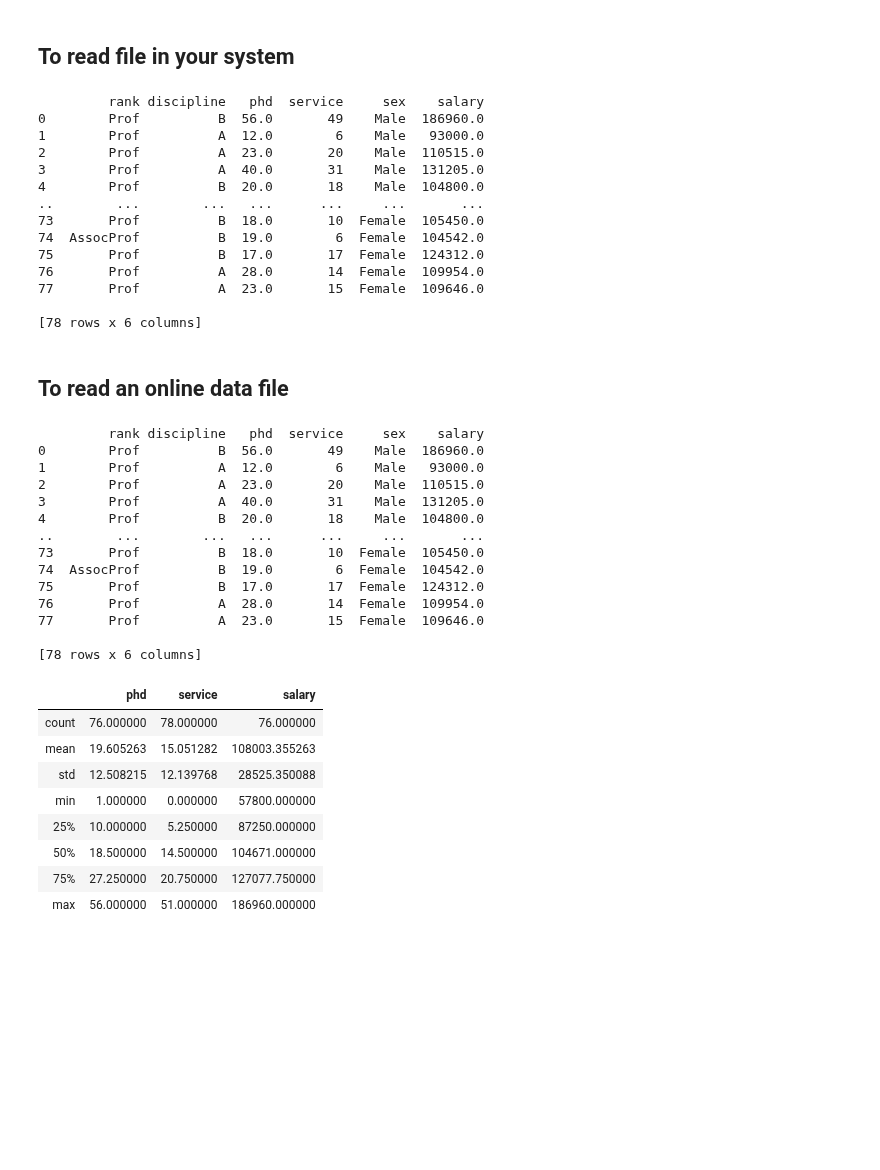
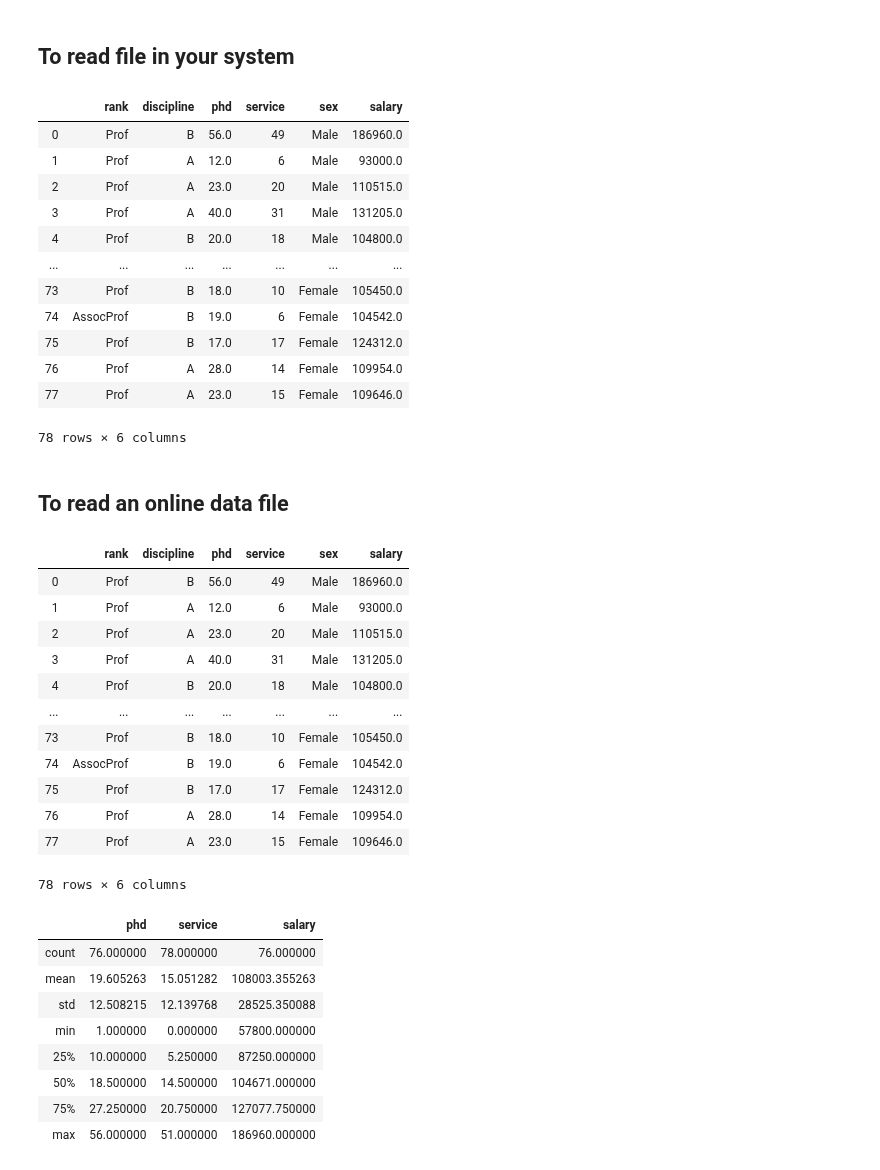
Before and after one commit to Yogendra3112/data_science, a Jupyter notebook: Pandas.ipynb, the cells around one changed output. Cells and saved outputs as stored; diff of their text form; code cells hidden in the pictures; blank space fills up the shorter version.

```diff
--- a/Pandas.ipynb
+++ b/Pandas.ipynb
@@ -8,42 +8,40 @@ import pandas as pd
 ## To read file in your system
 # %%
 df = pd.read_csv(r'C:\Users\Yogi\Downloads\Salaries.csv')
-print(df)
+df
 # %% [output]
+|  | rank | discipline | phd | service | sex | salary |
+| 0 | Prof | B | 56.0 | 49 | Male | 186960.0 |
+| 1 | Prof | A | 12.0 | 6 | Male | 93000.0 |
+| 2 | Prof | A | 23.0 | 20 | Male | 110515.0 |
+| 3 | Prof | A | 40.0 | 31 | Male | 131205.0 |
+| 4 | Prof | B | 20.0 | 18 | Male | 104800.0 |
+| ... | ... | ... | ... | ... | ... | ... |
+| 73 | Prof | B | 18.0 | 10 | Female | 105450.0 |
+| 74 | AssocProf | B | 19.0 | 6 | Female | 104542.0 |
+| 75 | Prof | B | 17.0 | 17 | Female | 124312.0 |
+| 76 | Prof | A | 28.0 | 14 | Female | 109954.0 |
+| 77 | Prof | A | 23.0 | 15 | Female | 109646.0 |
-         rank discipline   phd  service     sex    salary
-0        Prof          B  56.0       49    Male  186960.0
-1        Prof          A  12.0        6    Male   93000.0
-2        Prof          A  23.0       20    Male  110515.0
-3        Prof          A  40.0       31    Male  131205.0
-4        Prof          B  20.0       18    Male  104800.0
-..        ...        ...   ...      ...     ...       ...
-73       Prof          B  18.0       10  Female  105450.0
-74  AssocProf          B  19.0        6  Female  104542.0
-75       Prof          B  17.0       17  Female  124312.0
-76       Prof          A  28.0       14  Female  109954.0
-77       Prof          A  23.0       15  Female  109646.0
-
-[78 rows x 6 columns]
+78 rows × 6 columns
 # %% [markdown]
 ## To read an online data file
 # %%
 df = pd.read_csv("https://bitbucket.org/ntpl_sylvester/dataset/raw/467616310ddfaf8abbbbc13bdf1e32cdf0842cbd/Salaries.csv")
-print(df)
+df
 # %% [output]
+|  | rank | discipline | phd | service | sex | salary |
+| 0 | Prof | B | 56.0 | 49 | Male | 186960.0 |
+| 1 | Prof | A | 12.0 | 6 | Male | 93000.0 |
+| 2 | Prof | A | 23.0 | 20 | Male | 110515.0 |
+| 3 | Prof | A | 40.0 | 31 | Male | 131205.0 |
+| 4 | Prof | B | 20.0 | 18 | Male | 104800.0 |
+| ... | ... | ... | ... | ... | ... | ... |
+| 73 | Prof | B | 18.0 | 10 | Female | 105450.0 |
+| 74 | AssocProf | B | 19.0 | 6 | Female | 104542.0 |
+| 75 | Prof | B | 17.0 | 17 | Female | 124312.0 |
+| 76 | Prof | A | 28.0 | 14 | Female | 109954.0 |
+| 77 | Prof | A | 23.0 | 15 | Female | 109646.0 |
-         rank discipline   phd  service     sex    salary
-0        Prof          B  56.0       49    Male  186960.0
-1        Prof          A  12.0        6    Male   93000.0
-2        Prof          A  23.0       20    Male  110515.0
-3        Prof          A  40.0       31    Male  131205.0
-4        Prof          B  20.0       18    Male  104800.0
-..        ...        ...   ...      ...     ...       ...
-73       Prof          B  18.0       10  Female  105450.0
-74  AssocProf          B  19.0        6  Female  104542.0
-75       Prof          B  17.0       17  Female  124312.0
-76       Prof          A  28.0       14  Female  109954.0
-77       Prof          A  23.0       15  Female  109646.0
-
-[78 rows x 6 columns]
+78 rows × 6 columns
 # %%
 df.describe()
 # %% [output]
```
Also changed, not shown: parts of 16 cells of this notebook.
